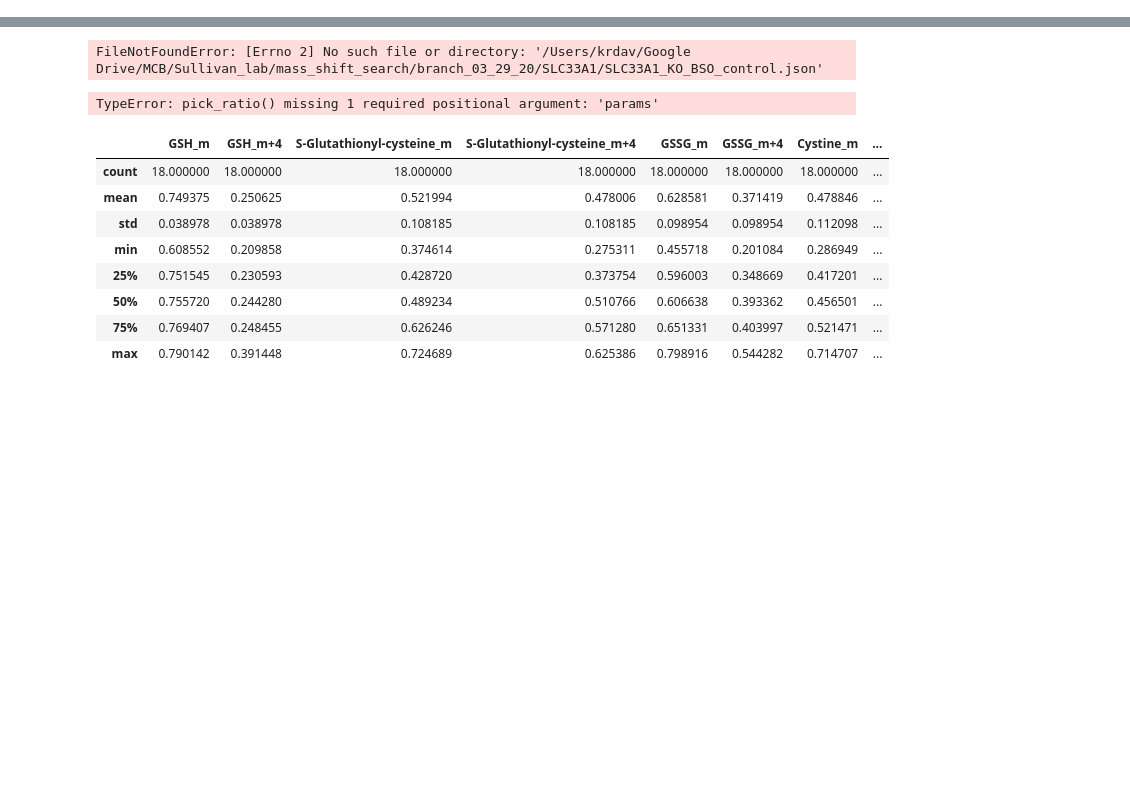
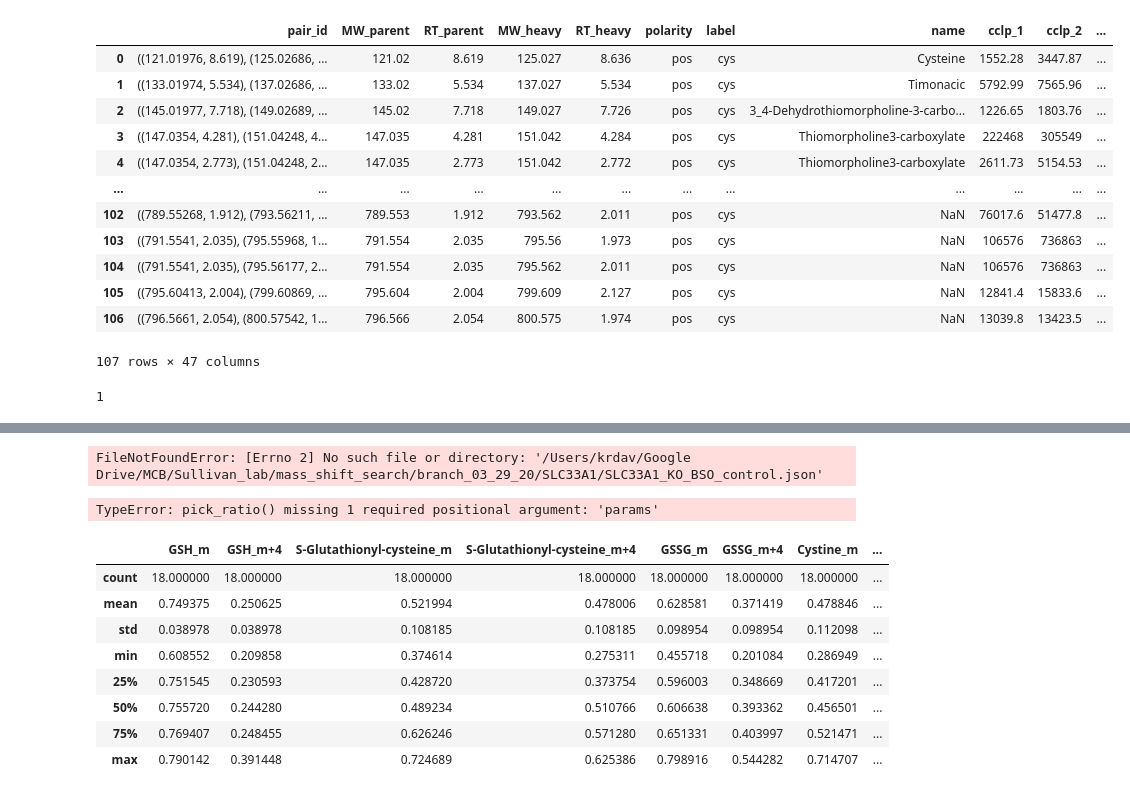
Before and after one commit to krdav/RMA_tracing, a Jupyter notebook: find_peak_pairs.ipynb, the cells around one changed output, grey strips where cells are left out. Cells and saved outputs as stored; diff of their text form; code cells hidden in the pictures; blank space fills up the shorter version.

```diff
--- a/find_peak_pairs.ipynb
+++ b/find_peak_pairs.ipynb
@@ -133,0 +200,20 @@ peak_obj.find_pairs('neg')
+# %%
+peak_obj.label_pairs['cys']['pos']['peak_pair_area_parent']
+# %% [output]
+|  | pair_id | MW_parent | RT_parent | MW_heavy | RT_heavy | polarity | label | name | cclp_1 | cclp_2 | ... |
+| 0 | ((121.01976, 8.619), (125.02686, ... | 121.02 | 8.619 | 125.027 | 8.636 | pos | cys | Cysteine | 1552.28 | 3447.87 | ... |
+| 1 | ((133.01974, 5.534), (137.02686, ... | 133.02 | 5.534 | 137.027 | 5.534 | pos | cys | Timonacic | 5792.99 | 7565.96 | ... |
+| 2 | ((145.01977, 7.718), (149.02689, ... | 145.02 | 7.718 | 149.027 | 7.726 | pos | cys | 3_4-Dehydrothiomorpholine-3-carbo... | 1226.65 | 1803.76 | ... |
+| 3 | ((147.0354, 4.281), (151.04248, 4... | 147.035 | 4.281 | 151.042 | 4.284 | pos | cys | Thiomorpholine3-carboxylate | 222468 | 305549 | ... |
+| 4 | ((147.0354, 2.773), (151.04248, 2... | 147.035 | 2.773 | 151.042 | 2.772 | pos | cys | Thiomorpholine3-carboxylate | 2611.73 | 5154.53 | ... |
+| ... | ... | ... | ... | ... | ... | ... | ... | ... | ... | ... | ... |
+| 102 | ((789.55268, 1.912), (793.56211, ... | 789.553 | 1.912 | 793.562 | 2.011 | pos | cys | NaN | 76017.6 | 51477.8 | ... |
+| 103 | ((791.5541, 2.035), (795.55968, 1... | 791.554 | 2.035 | 795.56 | 1.973 | pos | cys | NaN | 106576 | 736863 | ... |
+| 104 | ((791.5541, 2.035), (795.56177, 2... | 791.554 | 2.035 | 795.562 | 2.011 | pos | cys | NaN | 106576 | 736863 | ... |
+| 105 | ((795.60413, 2.004), (799.60869, ... | 795.604 | 2.004 | 799.609 | 2.127 | pos | cys | NaN | 12841.4 | 15833.6 | ... |
+| 106 | ((796.5661, 2.054), (800.57542, 1... | 796.566 | 2.054 | 800.575 | 1.974 | pos | cys | NaN | 13039.8 | 13423.5 | ... |
+107 rows × 47 columns
+# %%
+peak_obj.min_label
+# %% [output]
+1
```
Also changed, not shown: parts of 18 cells of this notebook.
